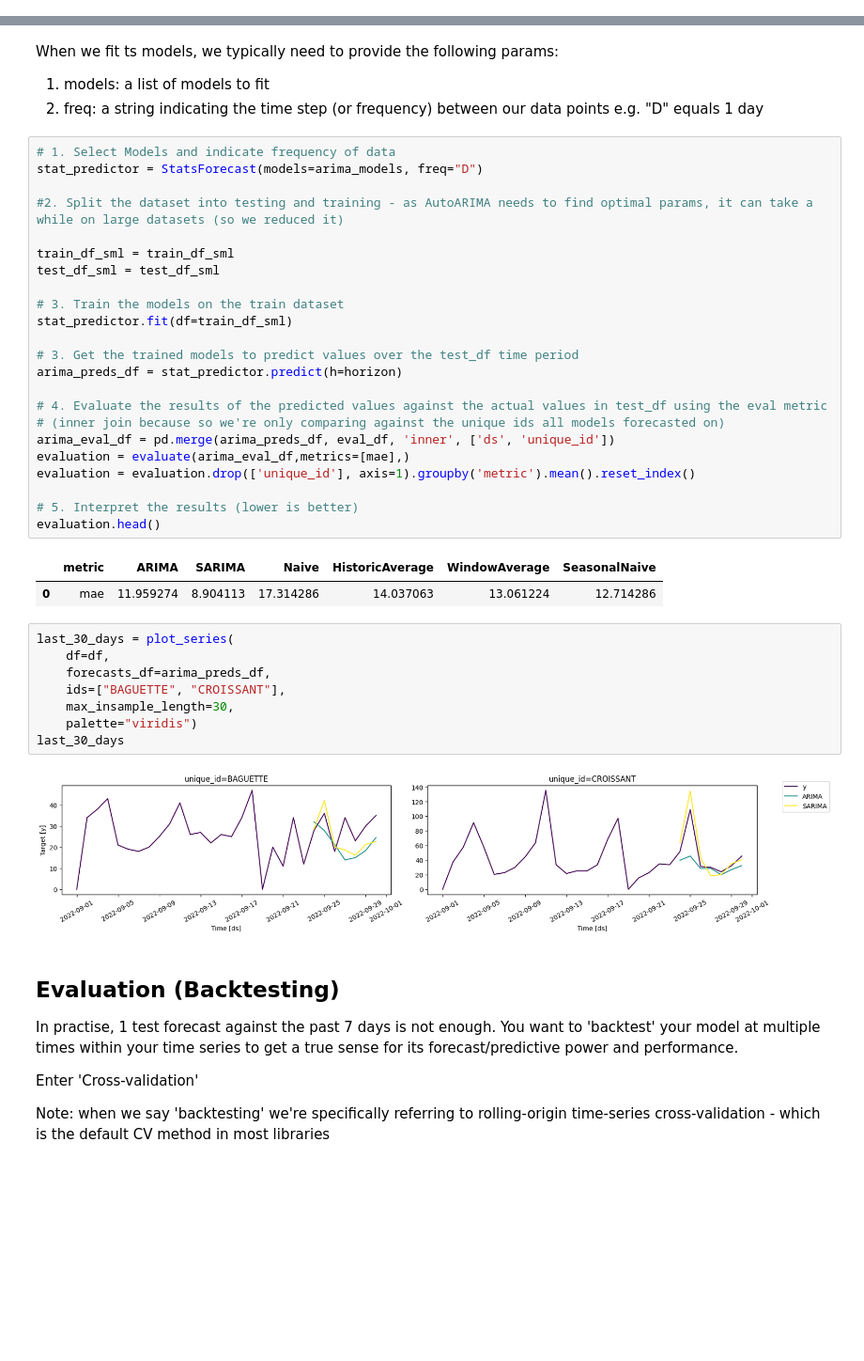
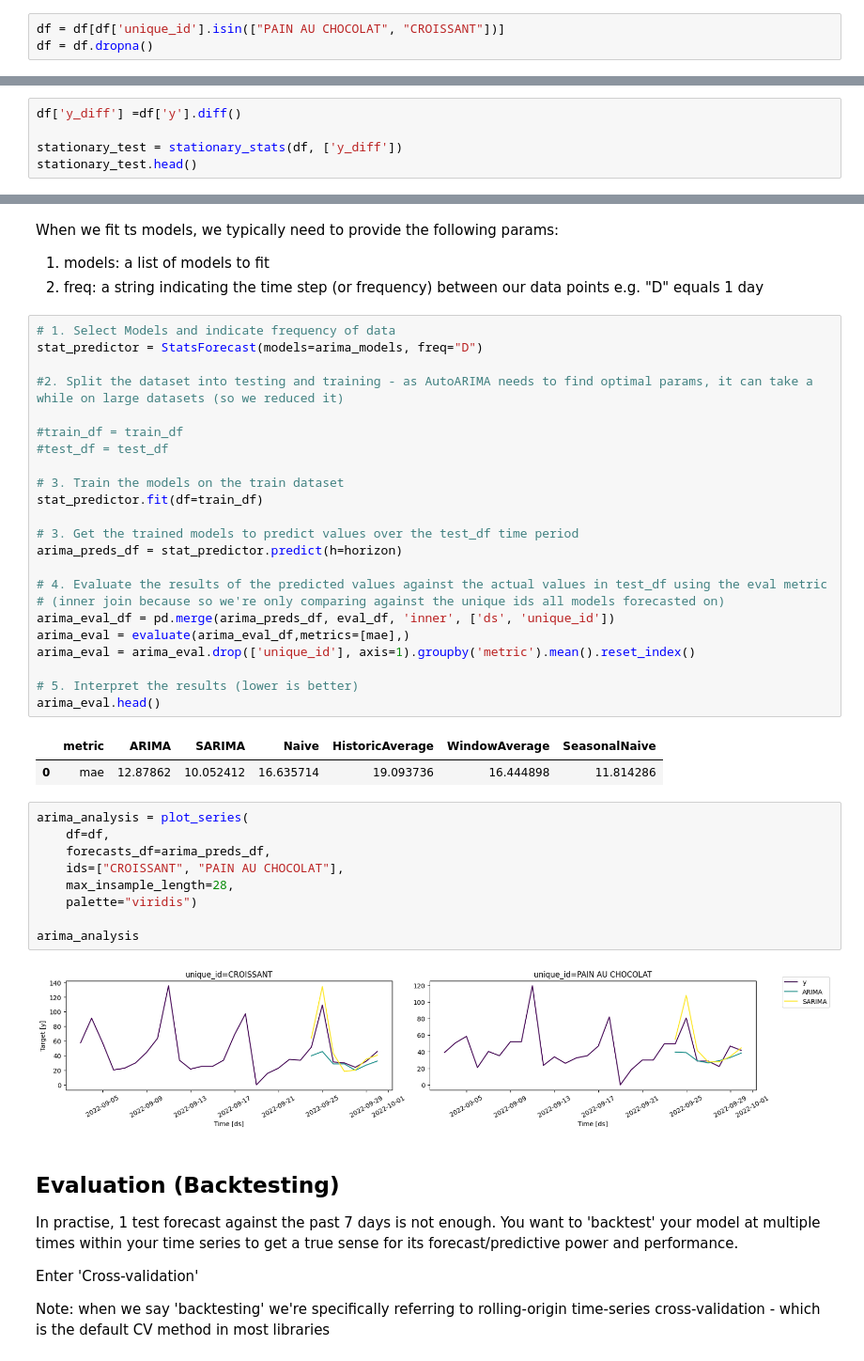
Before and after one commit to toby-gardner-ai/uc-berkeley-aiml-course, a Jupyter notebook: notebooks/Mod10_Time_Series_simple.ipynb, the cells around one changed output, grey strips where cells are left out. Shown at 94% size. Saved outputs shown, nothing was run; the diff lists cells and outputs as text; blank space fills up the shorter version.

```diff
--- a/notebooks/Mod10_Time_Series_simple.ipynb
+++ b/notebooks/Mod10_Time_Series_simple.ipynb
@@ -43,3 +69,6 @@ last_90_days
+# %%
+df = df[df['unique_id'].isin(["PAIN AU CHOCOLAT", "CROISSANT"])]
+df = df.dropna()
 # %% [markdown]
 ## Benchmarking
 
@@ -143,0 +224,5 @@ Note: most of these models have an auto option - which automatically identifies
+# %%
+df['y_diff'] =df['y'].diff()
+
+stationary_test = stationary_stats(df, ['y_diff'])
+stationary_test.head()
@@ -239,11 +380,11 @@ stat_predictor = StatsForecast(models=arima_models, freq="D")
 
 #2. Split the dataset into testing and training - as AutoARIMA needs to find optimal params, it can take a while on large datasets (so we reduced it)
 
-train_df_sml = train_df_sml
-test_df_sml = test_df_sml
+#train_df = train_df
+#test_df = test_df
 
 # 3. Train the models on the train dataset
-stat_predictor.fit(df=train_df_sml)
+stat_predictor.fit(df=train_df)
 
 # 3. Get the trained models to predict values over the test_df time period
 arima_preds_df = stat_predictor.predict(h=horizon)
@@ -251,24 +392,25 @@ arima_preds_df = stat_predictor.predict(h=horizon)
 # 4. Evaluate the results of the predicted values against the actual values in test_df using the eval metric
 # (inner join because so we're only comparing against the unique ids all models forecasted on)
 arima_eval_df = pd.merge(arima_preds_df, eval_df, 'inner', ['ds', 'unique_id'])
-evaluation = evaluate(arima_eval_df,metrics=[mae],)
-evaluation = evaluation.drop(['unique_id'], axis=1).groupby('metric').mean().reset_index()
+arima_eval = evaluate(arima_eval_df,metrics=[mae],)
+arima_eval = arima_eval.drop(['unique_id'], axis=1).groupby('metric').mean().reset_index()
 
 # 5. Interpret the results (lower is better)
-evaluation.head()
+arima_eval.head()
 # %% [output]
 |  | metric | ARIMA | SARIMA | Naive | HistoricAverage | WindowAverage | SeasonalNaive |
-| 0 | mae | 11.959274 | 8.904113 | 17.314286 | 14.037063 | 13.061224 | 12.714286 |
+| 0 | mae | 12.87862 | 10.052412 | 16.635714 | 19.093736 | 16.444898 | 11.814286 |
 # %%
-last_30_days = plot_series(
+arima_analysis = plot_series(
     df=df,
     forecasts_df=arima_preds_df,
-    ids=["BAGUETTE", "CROISSANT"],
-    max_insample_length=30,
+    ids=["CROISSANT", "PAIN AU CHOCOLAT"],
+    max_insample_length=28,
     palette="viridis")
-last_30_days
+
+arima_analysis
 # %% [output]
-[figure, old version]
+[figure, new version]
 # %% [markdown]
 ## Evaluation (Backtesting)
 
```
Also changed, not shown: parts of 36 cells of this notebook, 1 other file.
